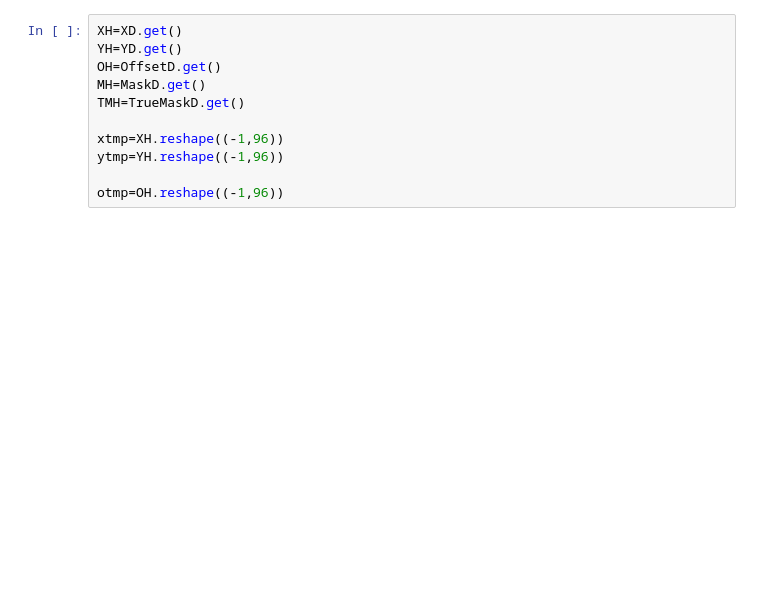
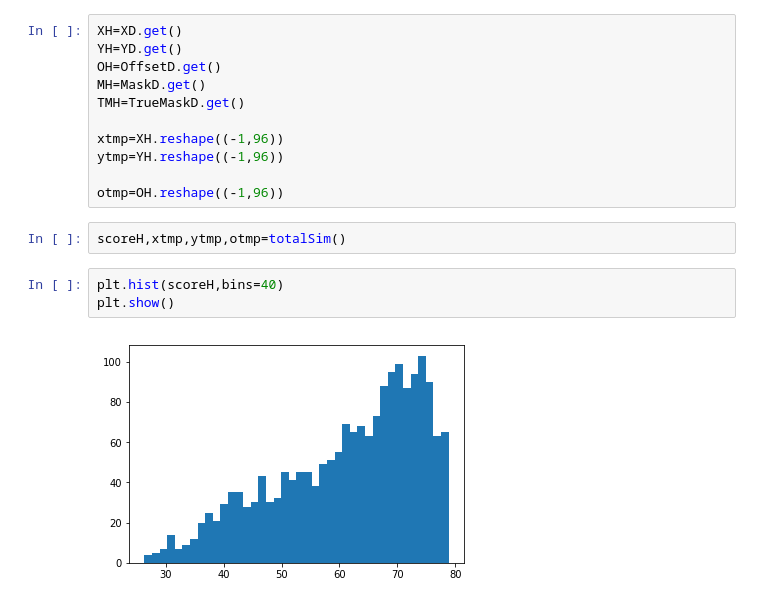
Before and after one commit to Yufeng-shen/StrainRecon, a Jupyter notebook: Visualization.ipynb, the cells around one changed output. Cells and saved outputs as stored; diff of their text form; blank space fills up the shorter version.

```diff
--- a/Visualization.ipynb
+++ b/Visualization.ipynb
@@ -118,5 +188,12 @@ xtmp=XH.reshape((-1,96))
 ytmp=YH.reshape((-1,96))
 
 otmp=OH.reshape((-1,96))
+# %%
+scoreH,xtmp,ytmp,otmp=totalSim()
+# %%
+plt.hist(scoreH,bins=40)
+plt.show()
+# %% [output]
+[figure, added]
 # %%
 import matplotlib.pyplot as plt
```
Also changed, not shown: parts of 24 cells of this notebook, 5 other files.
